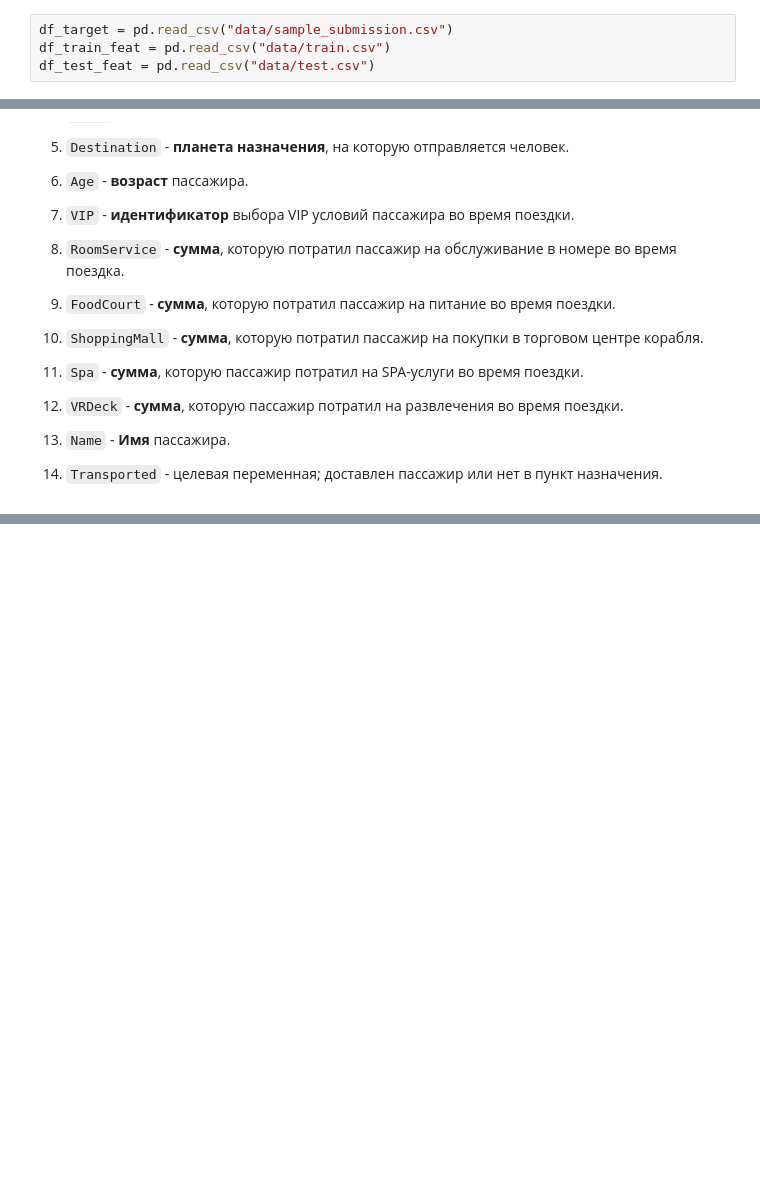
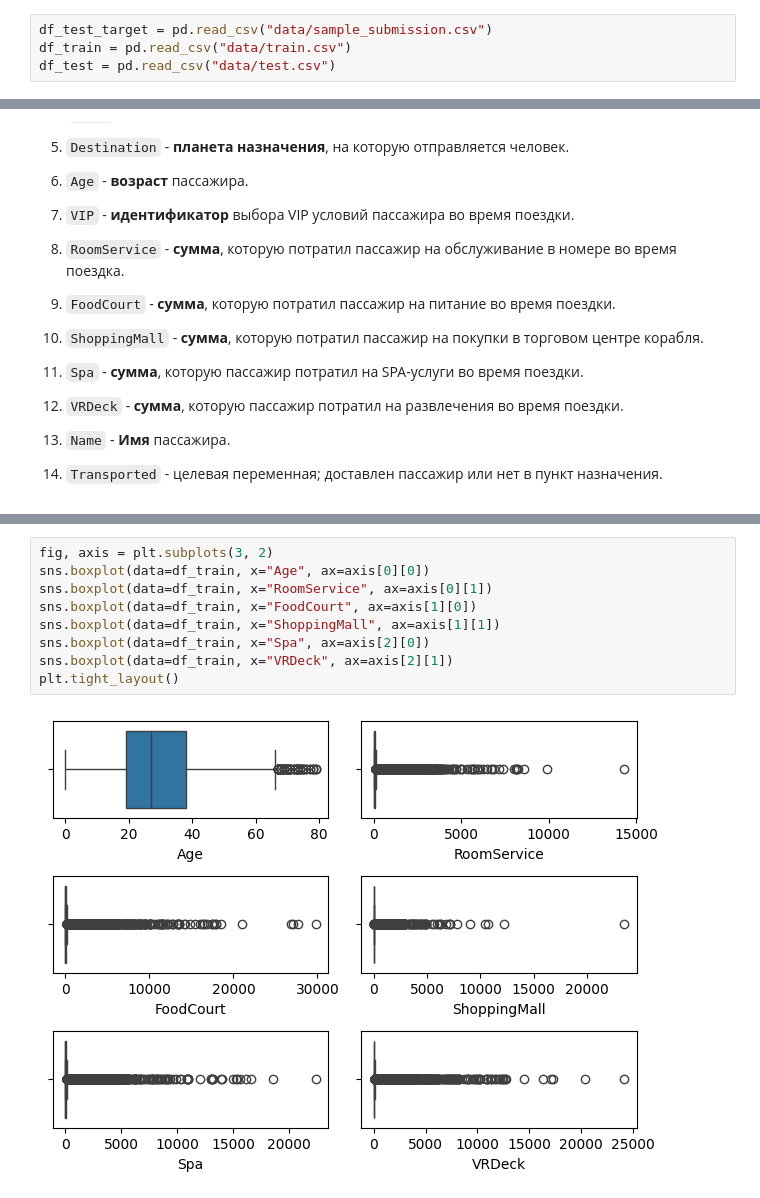
Before and after one commit to MoyMarMois/Spaceship-Titanic, a Jupyter notebook: Spaceship.ipynb, the cells around one changed output, grey strips where cells are left out. Saved outputs shown, nothing was run; the diff lists cells and outputs as text; blank space fills up the shorter version.

```diff
--- a/Spaceship.ipynb
+++ b/Spaceship.ipynb
@@ -12,7 +12,7 @@ import numpy as np
 import matplotlib.pyplot as plt
 import seaborn as sns
 # %%
-df_target = pd.read_csv("data/sample_submission.csv")
-df_train_feat = pd.read_csv("data/train.csv")
-df_test_feat = pd.read_csv("data/test.csv")
+df_test_target = pd.read_csv("data/sample_submission.csv")
+df_train = pd.read_csv("data/train.csv")
+df_test = pd.read_csv("data/test.csv")
 # %%
@@ -62,0 +120,11 @@ df_test_feat.head()
+# %%
+fig, axis = plt.subplots(3, 2)
+sns.boxplot(data=df_train, x="Age", ax=axis[0][0])
+sns.boxplot(data=df_train, x="RoomService", ax=axis[0][1])
+sns.boxplot(data=df_train, x="FoodCourt", ax=axis[1][0])
+sns.boxplot(data=df_train, x="ShoppingMall", ax=axis[1][1])
+sns.boxplot(data=df_train, x="Spa", ax=axis[2][0])
+sns.boxplot(data=df_train, x="VRDeck", ax=axis[2][1])
+plt.tight_layout()
+# %% [output]
+[figure, added]
```
Also changed, not shown: parts of 14 cells of this notebook.
